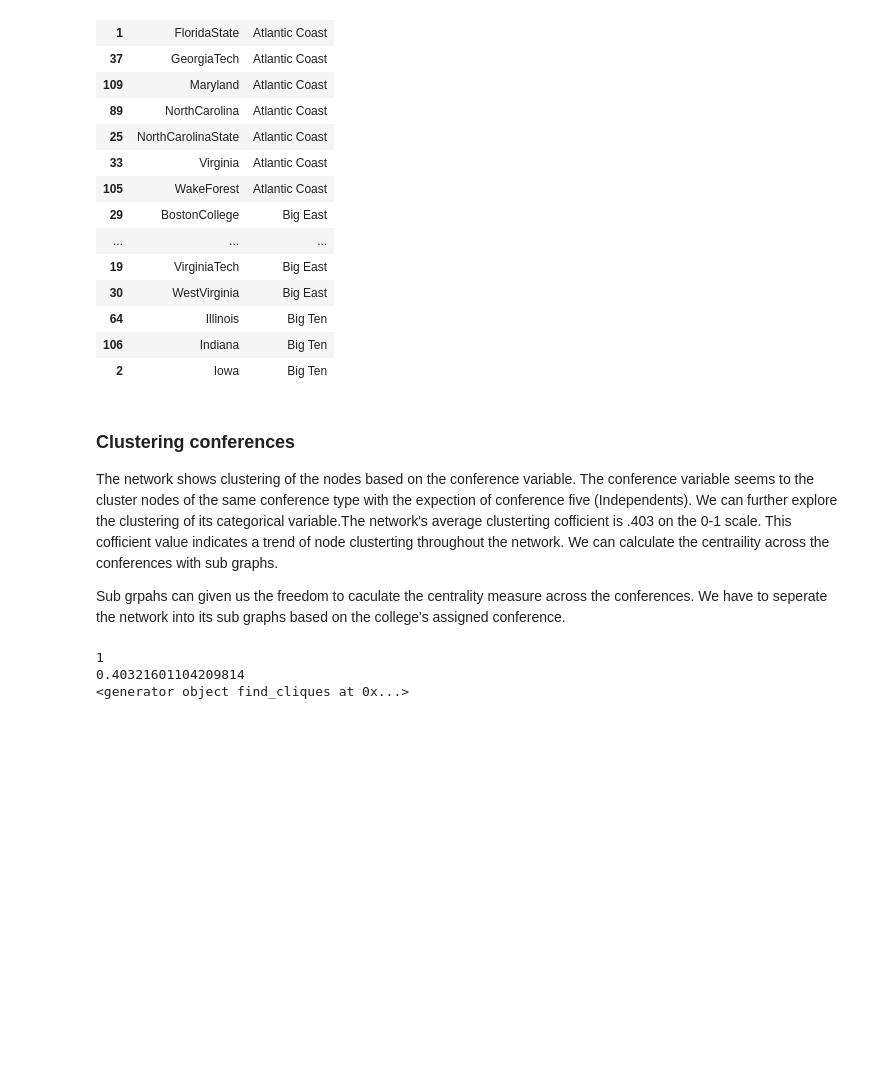
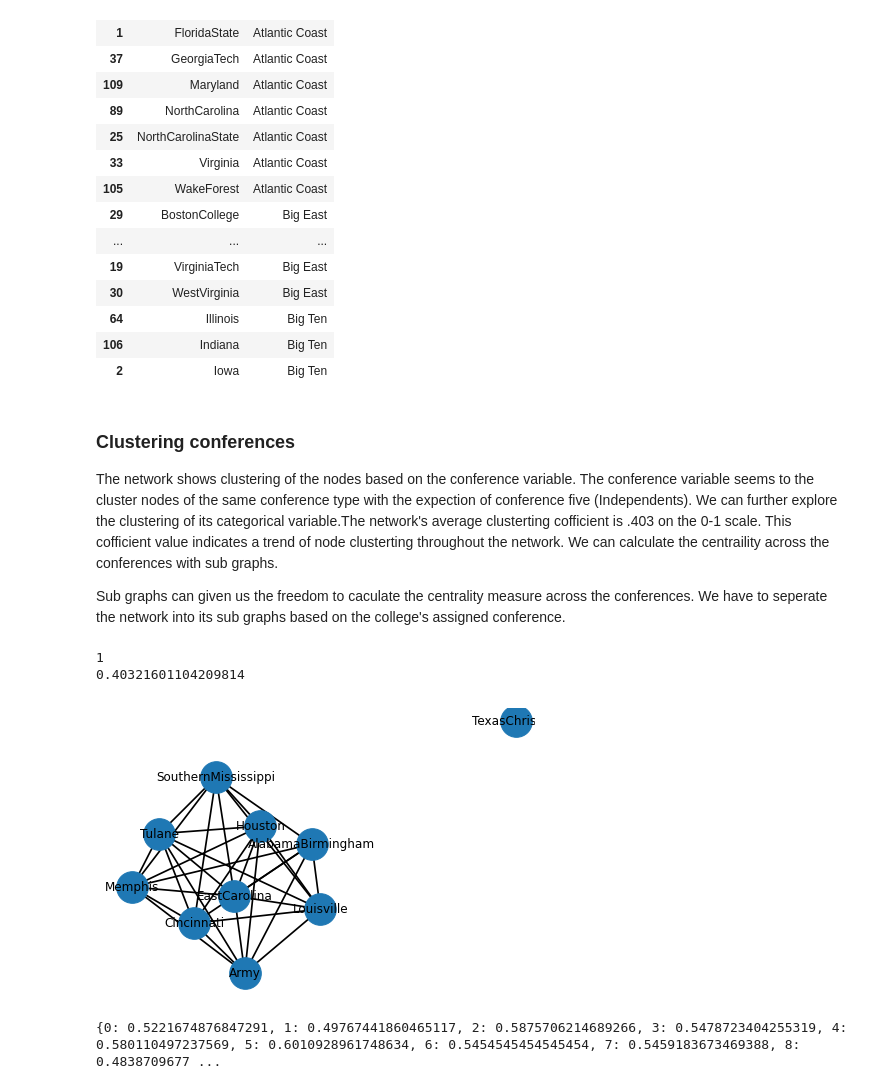
Before and after one commit to Vy4thewin/Data620_TeamVAC, a Jupyter notebook: Data620_Project 1.ipynb, the cells around one changed output. Drawn from its saved outputs; the diff is of its cells as text; code cells hidden in the pictures; blank space fills up the shorter version.

Commit message:
Created sub graphs and compute sub centrality

```diff
--- a/Data620_Project 1.ipynb
+++ b/Data620_Project 1.ipynb
@@ -179,18 +179,51 @@ df.sort_values(by=['Conference','College']).head(20)
 
 The network shows clustering of the nodes based on the conference variable. The conference variable seems to the cluster nodes of the same conference type with the expection of conference five (Independents). We can further explore the clustering of its categorical variable.The network's average clusterting cofficient is .403 on the 0-1 scale. This cofficient value indicates a trend of node clusterting throughout the network. We can calculate the centraility across the conferences with sub graphs.
 
-Sub grpahs can given us the freedom to caculate the centrality measure across the conferences. We have to seperate the network into its sub graphs based on the college's assigned conference.
+Sub graphs can given us the freedom to caculate the centrality measure across the conferences. We have to seperate the network into its sub graphs based on the college's assigned conference.
 # %%
-#Lets see if there any disconnect groups from the conferences
+#Lets see if there any disconnect groups from the conferences, if groups>1 then there's a disconnect
 groups=nx.number_connected_components(teams)
 print(groups)
 
 #Find the average clustering coefficient of the network
 avg=nx.average_clustering(teams)
 print(avg)
 
-#Creating sub graphs based on the categorical variable
+#Creating a filtered list of nodes based on the categorical variable, Conference
+AC_list=[ n for n, d in teams.nodes(data=True) if d['value'] == 0]
+BE_list=[ n for n, d in teams.nodes(data=True) if d['value'] ==1]
+BT_list=[ n for n, d in teams.nodes(data=True) if d['value'] == 2]
+BTW_list=[ n for n, d in teams.nodes(data=True) if d['value'] == 3]
+CU_list=[ n for n, d in teams.nodes(data=True) if d['value'] == 4]
+I_list=[ n for n, d in teams.nodes(data=True) if d['value'] == 5]
+MA_list=[ n for n, d in teams.nodes(data=True) if d['value'] == 6]
+MW_list=[ n for n, d in teams.nodes(data=True) if d['value'] == 7]
+PT_list=[ n for n, d in teams.nodes(data=True) if d['value'] == 8]
+S_list=[ n for n, d in teams.nodes(data=True) if d['value'] == 9]
+SB_list=[ n for n, d in teams.nodes(data=True) if d['value'] == 10]
+WA_list=[ n for n, d in teams.nodes(data=True) if d['value'] == 11]
+
+#creating the sub graphs out of the clusters
+sub_AC=teams.subgraph(AC_list)
+sub_BE=teams.subgraph(BE_list)
+sub_BT=teams.subgraph(BT_list)
+sub_BTW=teams.subgraph(BTW_list)
+sub_CU=teams.subgraph(CU_list)
+sub_I=teams.subgraph(I_list)
+sub_MA=teams.subgraph(MA_list)
+sub_MW=teams.subgraph(MW_list)
+sub_PT=teams.subgraph(PT_list)
+sub_S=teams.subgraph(S_list)
+sub_SB=teams.subgraph(SB_list)
+sub_WA=teams.subgraph(WA_list)
+
+
+#lets take a peak at one sub graph, i.e Conference USA
+tn= nx.get_node_attributes(sub_CU, 'label')
+nx.draw(sub_CU, labels=tn, with_labels=True,node_size=1000,width=1.7,pos=nx.nx_pydot.graphviz_layout(sub_CU))
+plt.show()
 # %% [output]
 1
 0.40321601104209814
-<generator object find_cliques at 0x...>
+[figure, added]
+{0: 0.5221674876847291, 1: 0.49767441860465117, 2: 0.5875706214689266, 3: 0.5478723404255319, 4: 0.580110497237569, 5: 0.6010928961748634, 6: 0.5454545454545454, 7: 0.5459183673469388, 8: 0.4838709677 ...
```
Also changed, not shown: parts of 6 cells of this notebook.
